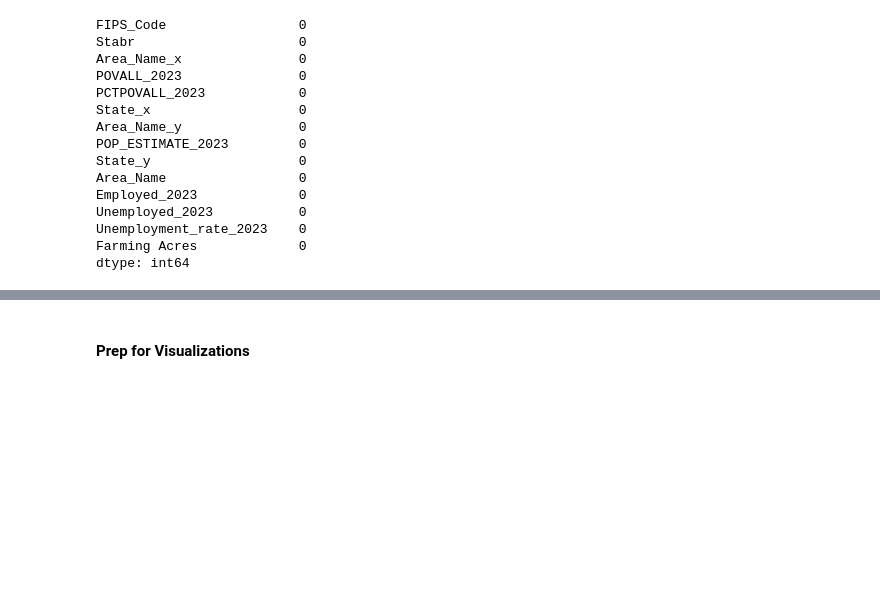
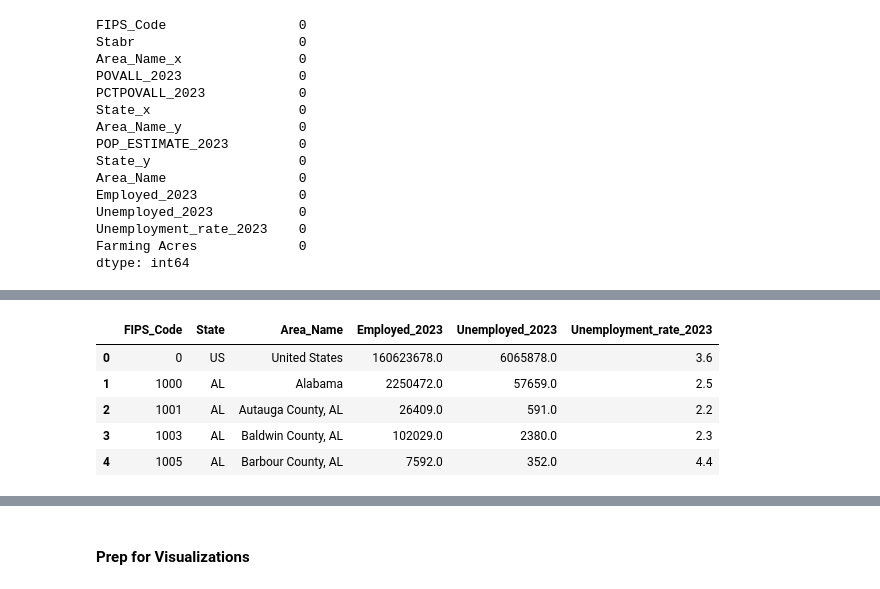
Before and after one commit to reppenp/Capstone_Project_Agri_Influence, a Jupyter notebook: workbook/agri_influence.ipynb, the cells around one changed output, grey strips where cells are left out. Cells and saved outputs as stored; diff of their text form; code cells hidden in the pictures; blank space fills up the shorter version.

```diff
--- a/workbook/agri_influence.ipynb
+++ b/workbook/agri_influence.ipynb
@@ -657,0 +627,9 @@ dtype: object
+# %%
+unemploy_df.head(5)
+# %% [output]
+|  | FIPS_Code | State | Area_Name | Employed_2023 | Unemployed_2023 | Unemployment_rate_2023 |
+| 0 | 0 | US | United States | 160623678.0 | 6065878.0 | 3.6 |
+| 1 | 1000 | AL | Alabama | 2250472.0 | 57659.0 | 2.5 |
+| 2 | 1001 | AL | Autauga County, AL | 26409.0 | 591.0 | 2.2 |
+| 3 | 1003 | AL | Baldwin County, AL | 102029.0 | 2380.0 | 2.3 |
+| 4 | 1005 | AL | Barbour County, AL | 7592.0 | 352.0 | 4.4 |
```
Also changed, not shown: parts of 33 cells of this notebook, 1 other file.
